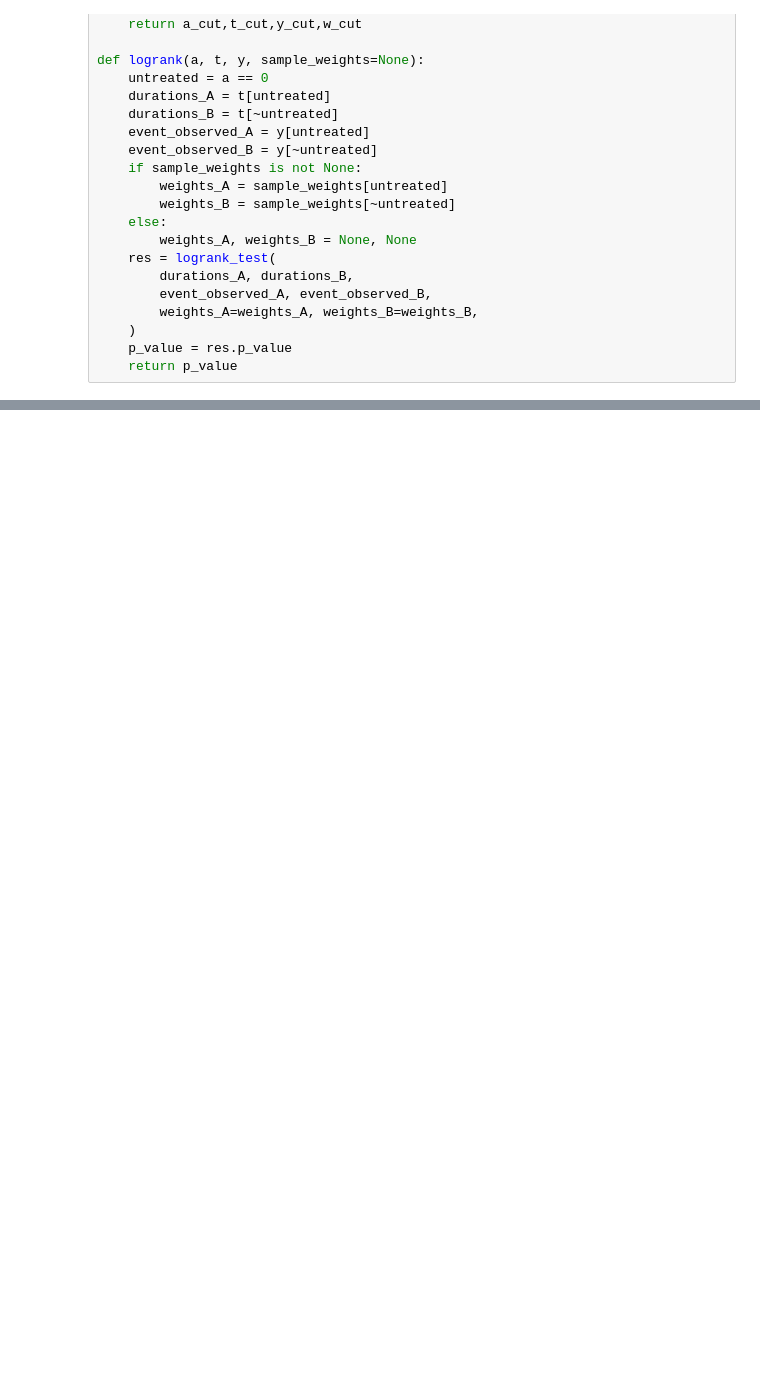
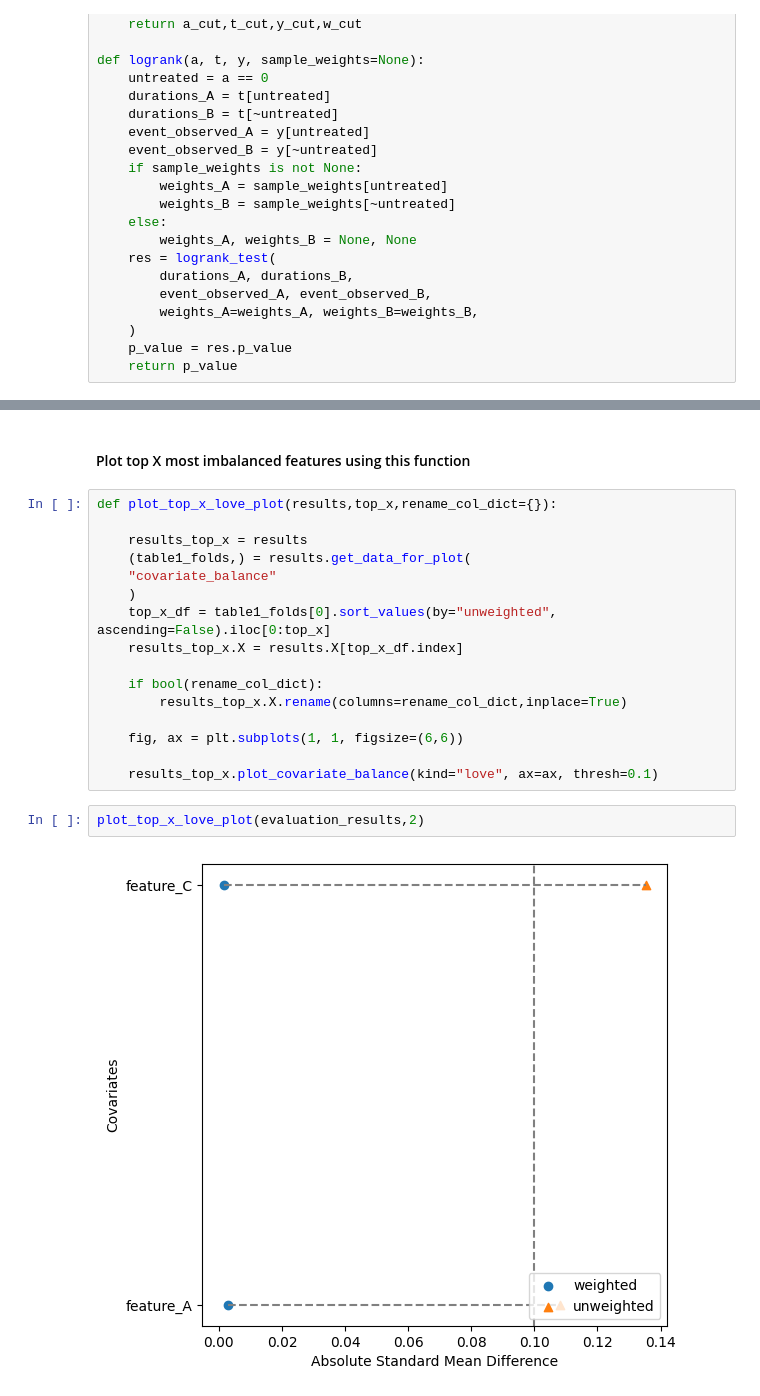
Before and after one commit to IBM-HRL-MLHLS/Epilepsy-causal, a Jupyter notebook: manual_analysis_of_survival_data.ipynb, the cells around one changed output, grey strips where cells are left out. Cells and saved outputs as stored; diff of their text form; blank space fills up the shorter version.

```diff
--- a/manual_analysis_of_survival_data.ipynb
+++ b/manual_analysis_of_survival_data.ipynb
@@ -235,0 +249,22 @@ log rank p-value, time 365 to end = 0.021676386471867325
+# %% [markdown]
+#### Plot top X most imbalanced features using this function
+# %%
+def plot_top_x_love_plot(results,top_x,rename_col_dict={}):
+
+    results_top_x = results
+    (table1_folds,) = results.get_data_for_plot(
+    "covariate_balance"
+    )
+    top_x_df = table1_folds[0].sort_values(by="unweighted", ascending=False).iloc[0:top_x]
+    results_top_x.X = results.X[top_x_df.index]
+
+    if bool(rename_col_dict):
+        results_top_x.X.rename(columns=rename_col_dict,inplace=True)
+
+    fig, ax = plt.subplots(1, 1, figsize=(6,6))
+
+    results_top_x.plot_covariate_balance(kind="love", ax=ax, thresh=0.1)
+# %%
+plot_top_x_love_plot(evaluation_results,2)
+# %% [output]
+[figure, added]
```
Also changed, not shown: parts of 12 cells of this notebook.
